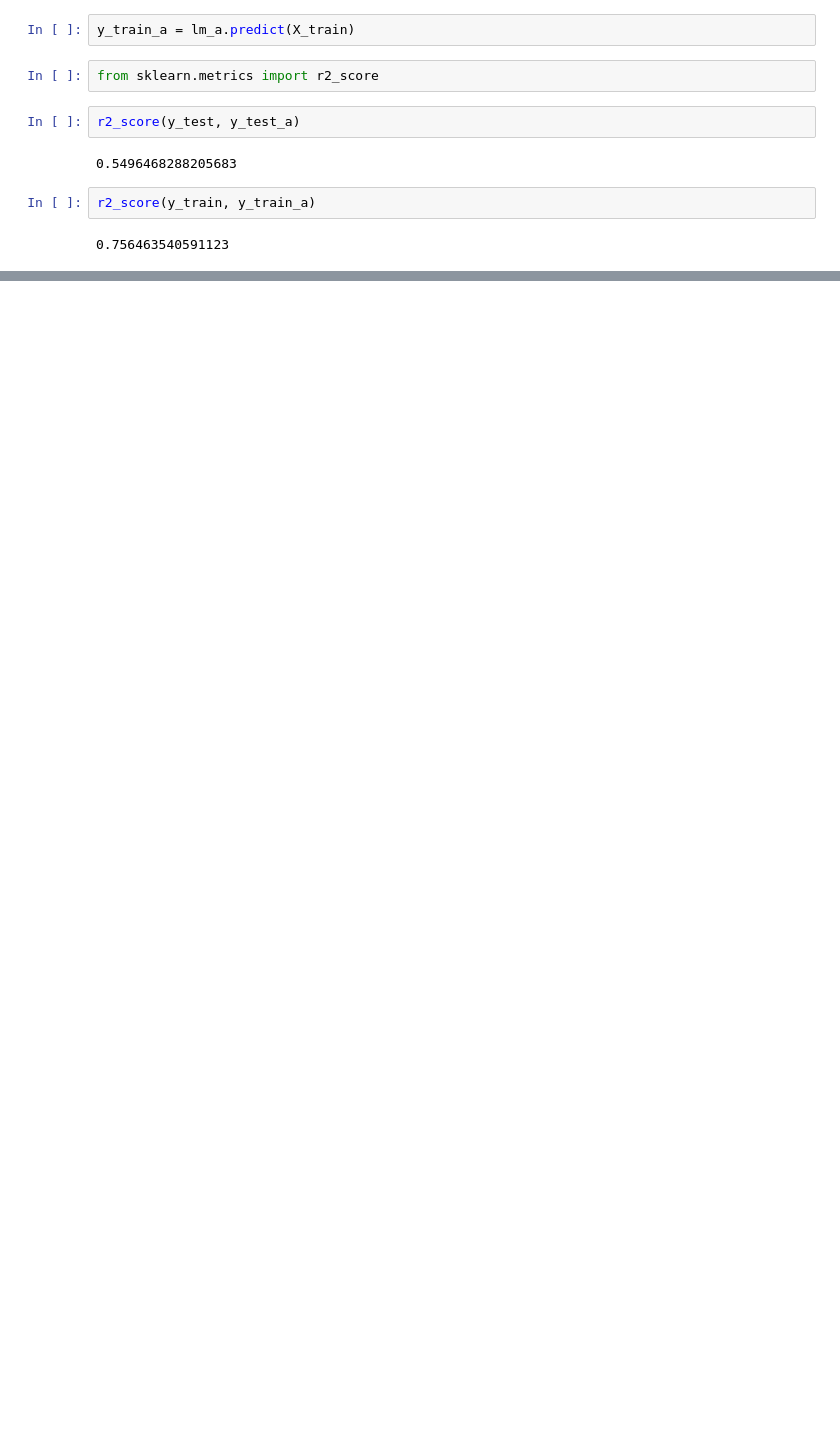
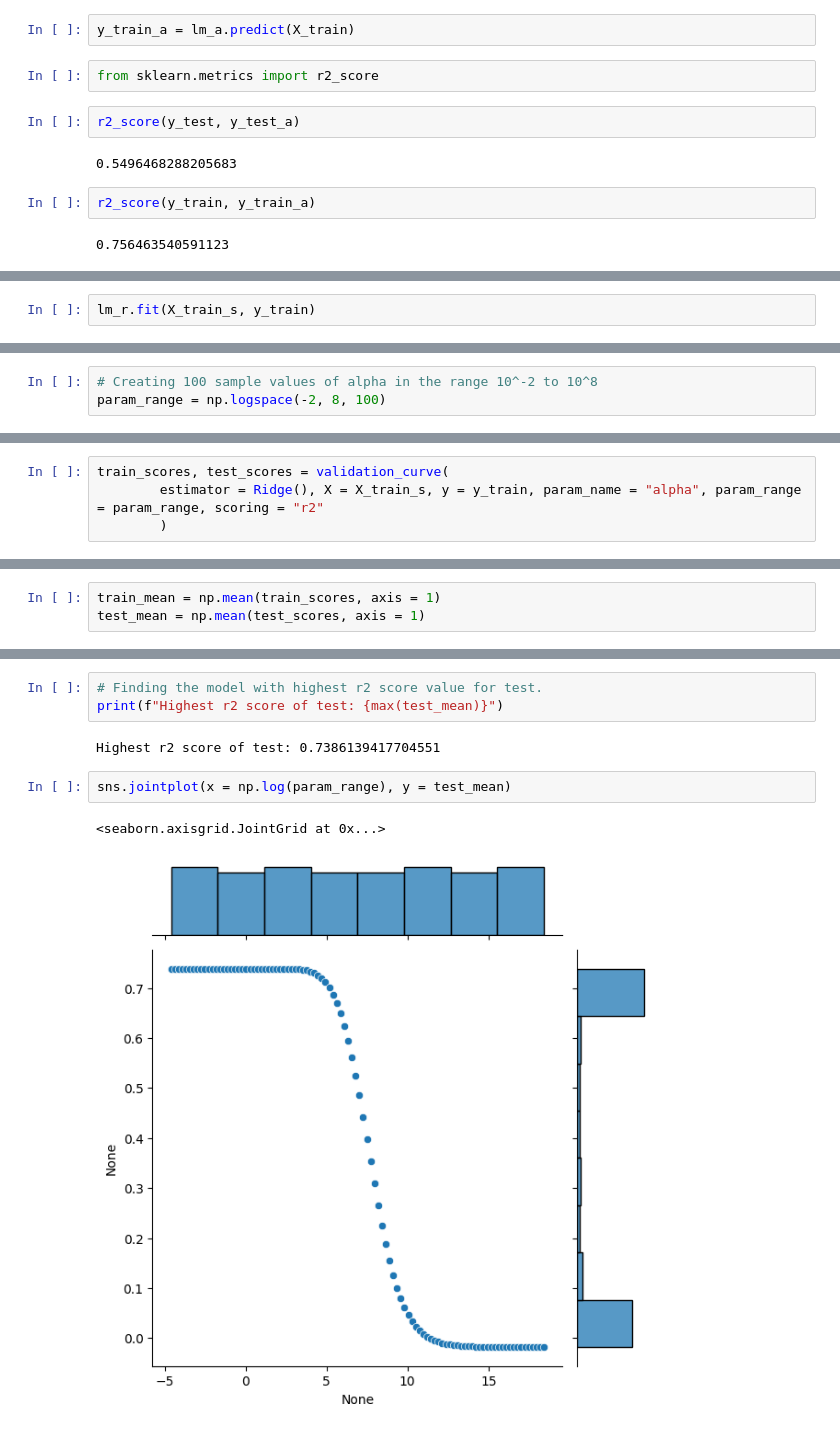
Before and after one commit to ninad-rastogi/ML-DL-Python, a Jupyter notebook: 01 - Data Loading - Preprocessing - Linear Regression.ipynb, the cells around one changed output, grey strips where cells are left out. Saved outputs shown, nothing was run; the diff lists cells and outputs as text; blank space fills up the shorter version.

```diff
--- a/01 - Data Loading - Preprocessing - Linear Regression.ipynb
+++ b/01 - Data Loading - Preprocessing - Linear Regression.ipynb
@@ -1295,0 +1314,2 @@ r2_score(y_train, y_train_a)
+# %%
+lm_r.fit(X_train_s, y_train)
@@ -1295,0 +1345,3 @@ r2_score(y_train, y_train_a)
+# %%
+# Creating 100 sample values of alpha in the range 10^-2 to 10^8
+param_range = np.logspace(-2, 8, 100)
@@ -1295,0 +1368,4 @@ r2_score(y_train, y_train_a)
+# %%
+train_scores, test_scores = validation_curve(
+		estimator = Ridge(), X = X_train_s, y = y_train, param_name = "alpha", param_range = param_range, scoring = "r2"
+		)
@@ -1295,0 +1398,3 @@ r2_score(y_train, y_train_a)
+# %%
+train_mean = np.mean(train_scores, axis = 1)
+test_mean = np.mean(test_scores, axis = 1)
@@ -1295,0 +1421,10 @@ r2_score(y_train, y_train_a)
+# %%
+# Finding the model with highest r2 score value for test.
+print(f"Highest r2 score of test: {max(test_mean)}")
+# %% [output]
+Highest r2 score of test: 0.7386139417704551
+# %%
+sns.jointplot(x = np.log(param_range), y = test_mean)
+# %% [output]
+<seaborn.axisgrid.JointGrid at 0x...>
+[figure, added]
```
Also changed, not shown: parts of 37 cells of this notebook.
